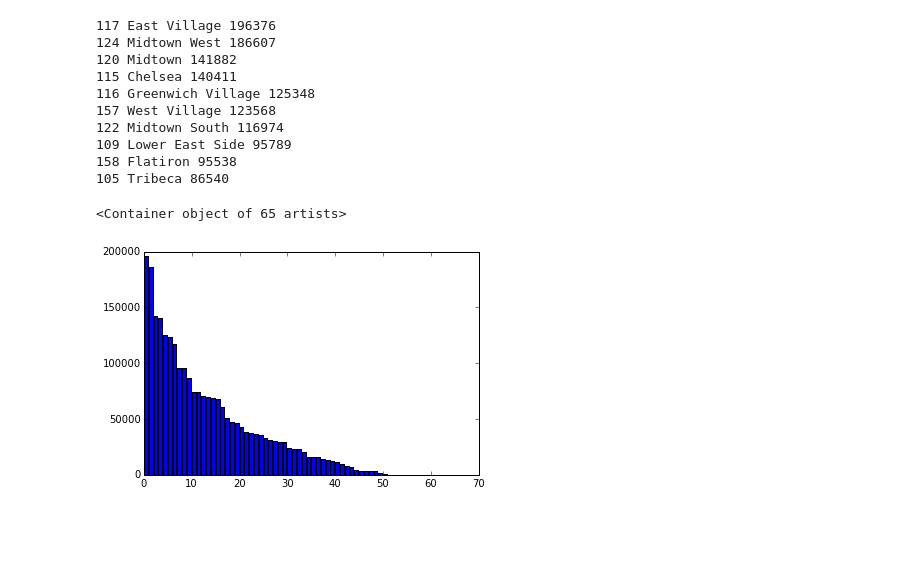
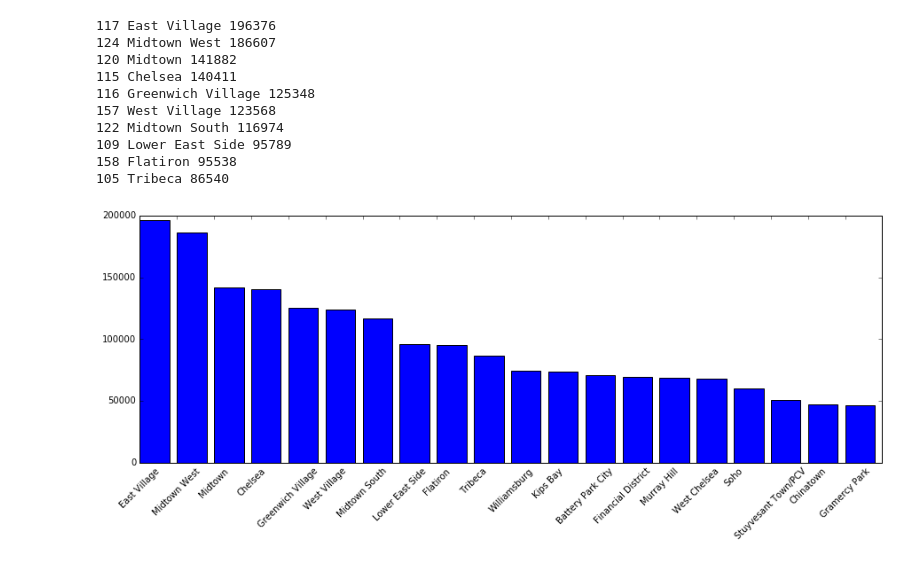
Before and after one commit to Sapphirine/citibike-analysis, a Jupyter notebook: src/rides.ipynb, the cells around one changed output. Cells and saved outputs as stored; diff of their text form; code cells hidden in the pictures; blank space fills up the shorter version.

```diff
--- a/src/rides.ipynb
+++ b/src/rides.ipynb
@@ -155,0 +168,11 @@ popular_areas = sorted(area_traffic, key=lambda e: area_traffic[e], reverse=True
+# %%
+outflow = {}
+inflow = {}
+# seprate influx and outflux
+for k, v in area_flow.items():
+    if v > 0:
+        outflow[k] = v
+    else:
+        inflow[k] = v
+outflow = sorted(outflow.items(), key=lambda (_,v): v, reverse=True)
+inflow = sorted(inflow.items(), key=lambda (_,v): v)
@@ -156,5 +199,5 @@ popular_areas = sorted(area_traffic, key=lambda e: area_traffic[e], reverse=True
 # %%
-for area_id in popular_areas[:10]:
+for area_id,_ in popular_areas[:10]:
     info = areas[areas.area_id == area_id]
     area_name = info.area.item()
     print area_id, area_name, area_traffic[area_id]
@@ -169,8 +212,14 @@ for area_id in popular_areas[:10]:
 109 Lower East Side 95789
 158 Flatiron 95538
 105 Tribeca 86540
-# %%
-plt.bar(range(len(popular_areas)), [area_traffic[id] for id in popular_areas])
-# %% [output]
-<Container object of 65 artists>
-[figure, removed]
+# %%
+area_names = [areas[areas.area_id == id].area.item() for (id,_) in popular_areas]
+# %%
+most_popular_areas = popular_areas[:20]
+most_popular_area_names = area_names[:20]
+# %%
+plt.bar(range(len(most_popular_areas)), [v for (_,v) in most_popular_areas])
+plt.xticks(range(len(most_popular_area_names)), most_popular_area_names, rotation=45)
+plt.show()
+# %% [output]
+[figure, added]
```
Also changed, not shown: parts of 14 cells of this notebook, 1 other file.
